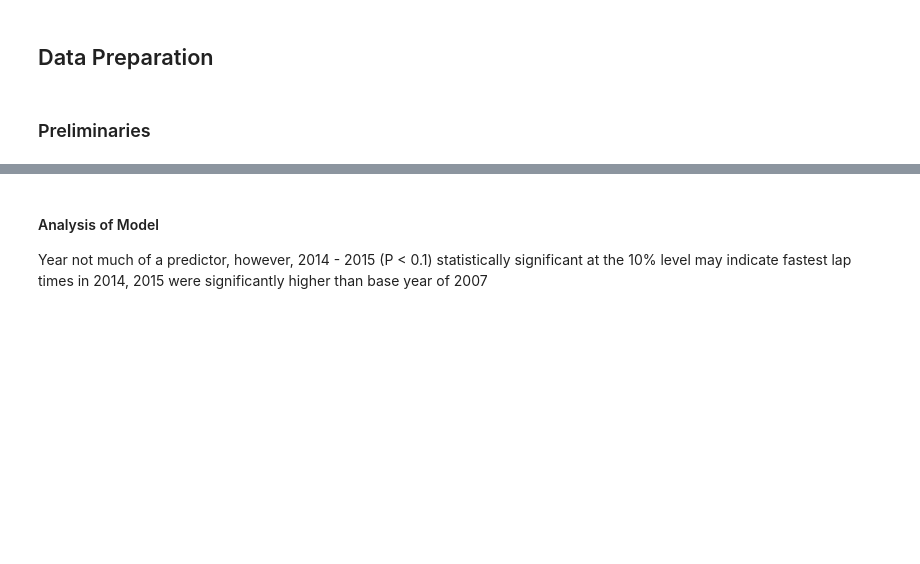
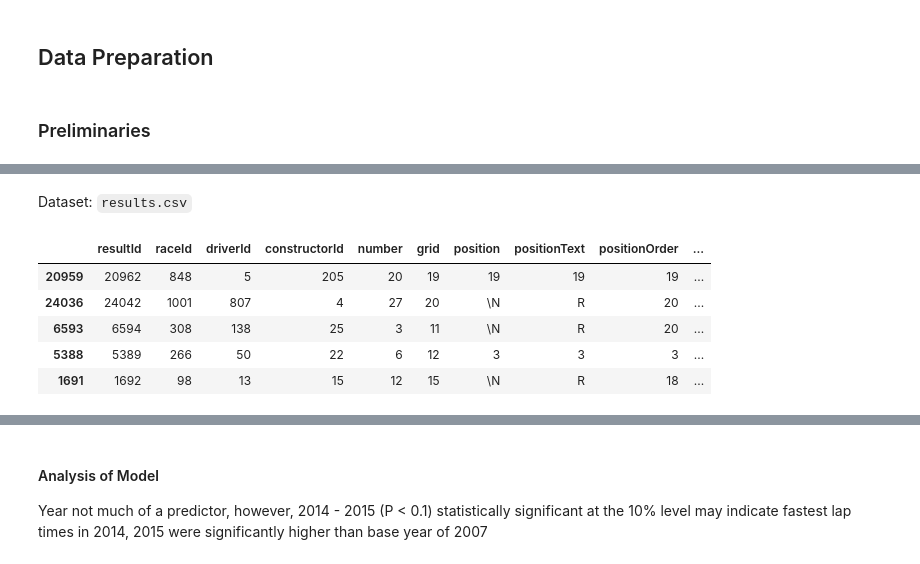
Before and after one commit to floeck/f1-weather-analysis, a Jupyter notebook: notebooks/V10FTW_Project.ipynb, the cells around one changed output, grey strips where cells are left out. Saved outputs shown, nothing was run; the diff lists cells and outputs as text; code cells hidden in the pictures; blank space fills up the shorter version.

```diff
--- a/notebooks/V10FTW_Project.ipynb
+++ b/notebooks/V10FTW_Project.ipynb
@@ -243,0 +157,11 @@ Warnings:
+# %% [markdown]
+Dataset: `results.csv`
+# %%
+results.sample(5, random_state=999)
+# %% [output]
+|  | resultId | raceId | driverId | constructorId | number | grid | position | positionText | positionOrder | ... |
+| 20959 | 20962 | 848 | 5 | 205 | 20 | 19 | 19 | 19 | 19 | ... |
+| 24036 | 24042 | 1001 | 807 | 4 | 27 | 20 | \N | R | 20 | ... |
+| 6593 | 6594 | 308 | 138 | 25 | 3 | 11 | \N | R | 20 | ... |
+| 5388 | 5389 | 266 | 50 | 22 | 6 | 12 | 3 | 3 | 3 | ... |
+| 1691 | 1692 | 98 | 13 | 15 | 12 | 15 | \N | R | 18 | ... |
```
Also changed, not shown: parts of 51 cells of this notebook, 1 other file.
